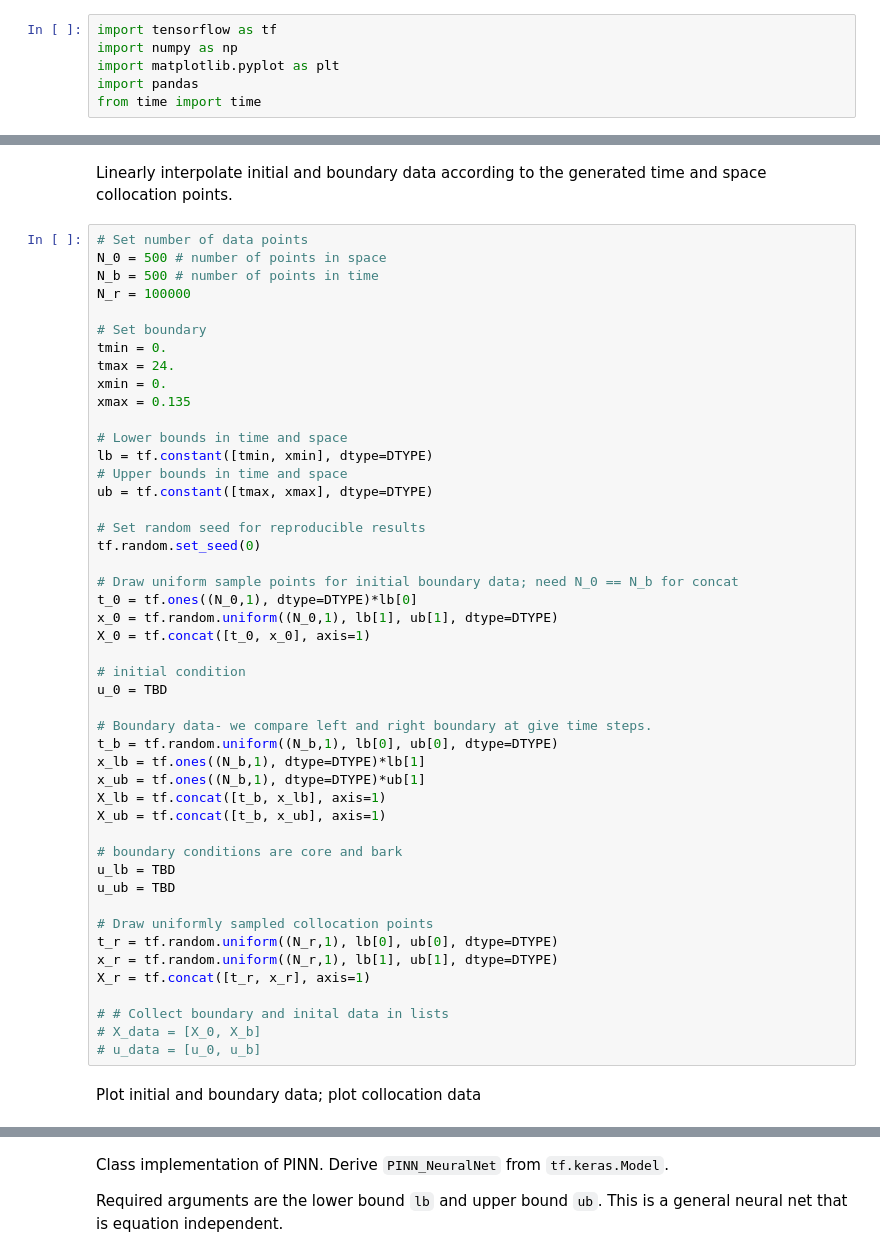
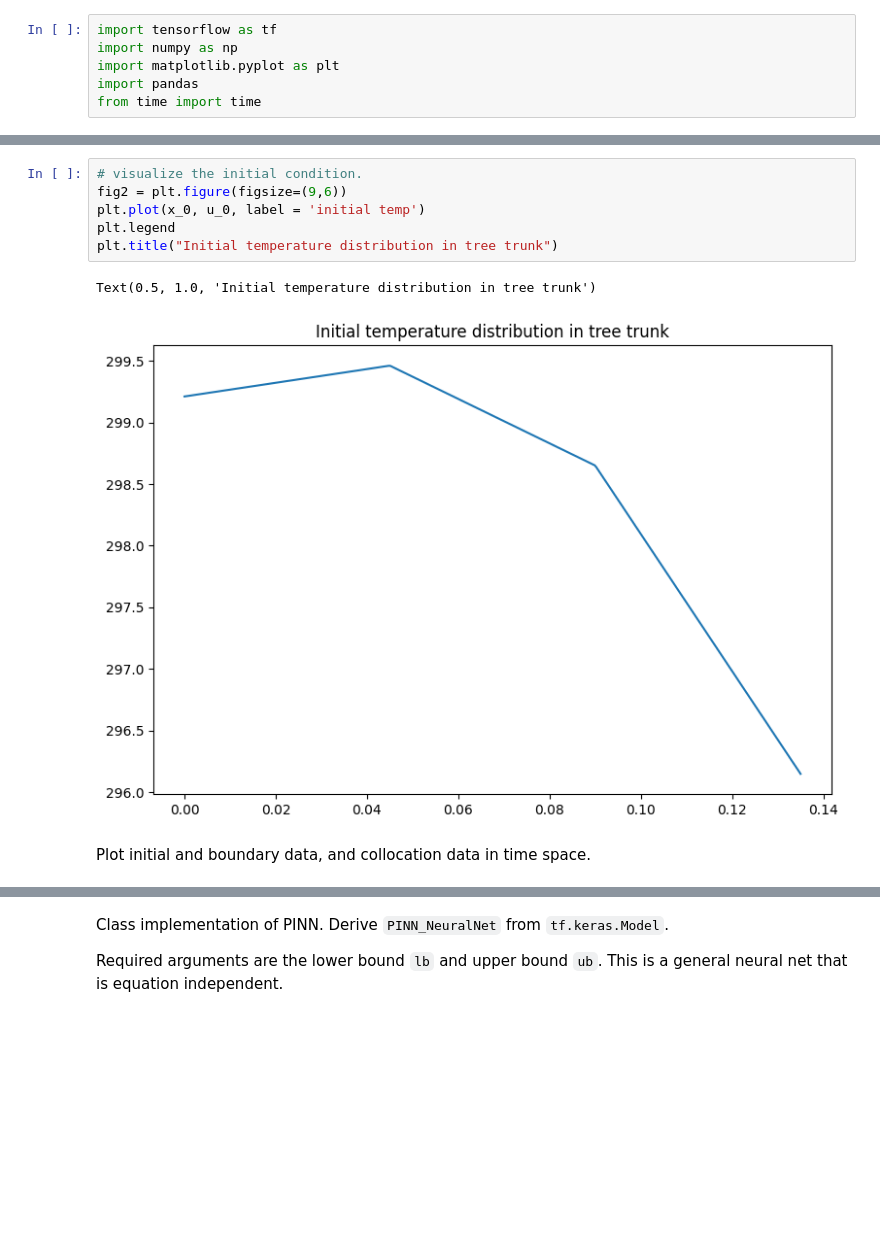
Before and after one commit to yajuna/tensorflow_pde, a Jupyter notebook: Heat_equation_with_tensorflow.ipynb, the cells around one changed output, grey strips where cells are left out. Drawn from its saved outputs; the diff is of its cells as text; blank space fills up the shorter version.

```diff
--- a/Heat_equation_with_tensorflow.ipynb
+++ b/Heat_equation_with_tensorflow.ipynb
@@ -66,53 +130,13 @@ EPOCH = 5000
+# %%
+# visualize the initial condition.
+fig2 = plt.figure(figsize=(9,6))
+plt.plot(x_0, u_0, label = 'initial temp')
+plt.legend
+plt.title("Initial temperature distribution in tree trunk")
+# %% [output]
+Text(0.5, 1.0, 'Initial temperature distribution in tree trunk')
+[figure, added]
 # %% [markdown]
-Linearly interpolate initial and boundary data according to the generated time and space collocation points.
+Plot initial and boundary data, and collocation data in time space.
-# %%
-# Set number of data points
-N_0 = 500 # number of points in space
-N_b = 500 # number of points in time
-N_r = 100000
-
-# Set boundary
-tmin = 0.
-tmax = 24.
-xmin = 0.
-xmax = 0.135
-
-# Lower bounds in time and space
-lb = tf.constant([tmin, xmin], dtype=DTYPE)
-# Upper bounds in time and space
-ub = tf.constant([tmax, xmax], dtype=DTYPE)
-
-# Set random seed for reproducible results
-tf.random.set_seed(0)
-
-# Draw uniform sample points for initial boundary data; need N_0 == N_b for concat
-t_0 = tf.ones((N_0,1), dtype=DTYPE)*lb[0]
-x_0 = tf.random.uniform((N_0,1), lb[1], ub[1], dtype=DTYPE)
-X_0 = tf.concat([t_0, x_0], axis=1)
-
-# initial condition
-u_0 = TBD
-
-# Boundary data- we compare left and right boundary at give time steps.
-t_b = tf.random.uniform((N_b,1), lb[0], ub[0], dtype=DTYPE)
-x_lb = tf.ones((N_b,1), dtype=DTYPE)*lb[1]
-x_ub = tf.ones((N_b,1), dtype=DTYPE)*ub[1]
-X_lb = tf.concat([t_b, x_lb], axis=1)
-X_ub = tf.concat([t_b, x_ub], axis=1)
-
-# boundary conditions are core and bark
-u_lb = TBD
-u_ub = TBD
-
-# Draw uniformly sampled collocation points
-t_r = tf.random.uniform((N_r,1), lb[0], ub[0], dtype=DTYPE)
-x_r = tf.random.uniform((N_r,1), lb[1], ub[1], dtype=DTYPE)
-X_r = tf.concat([t_r, x_r], axis=1)
-
-# # Collect boundary and inital data in lists
-# X_data = [X_0, X_b]
-# u_data = [u_0, u_b]
-# %% [markdown]
-Plot initial and boundary data; plot collocation data
 # %%
 fig = plt.figure(figsize=(9,6))
```
Also changed, not shown: parts of 13 cells of this notebook.
